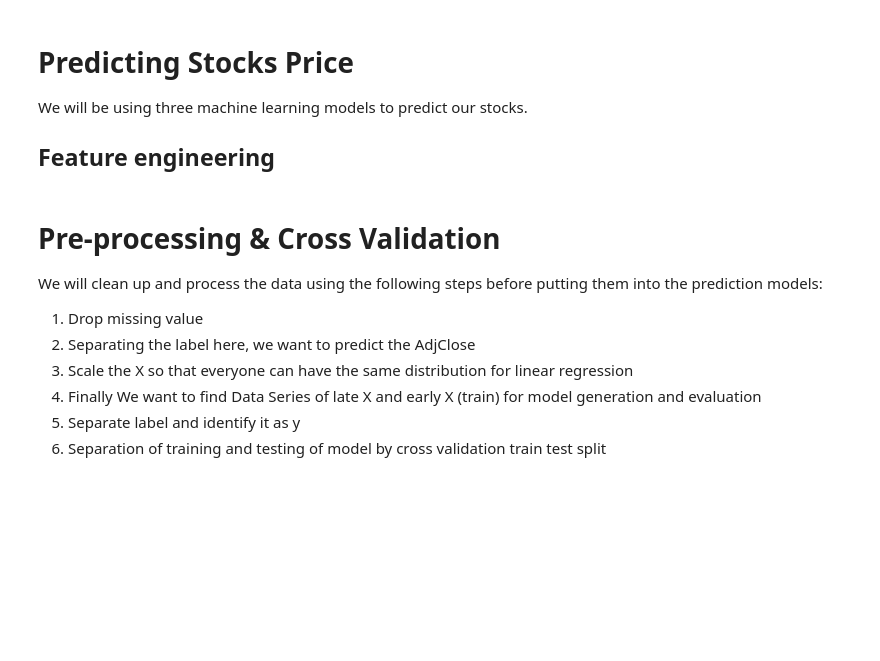
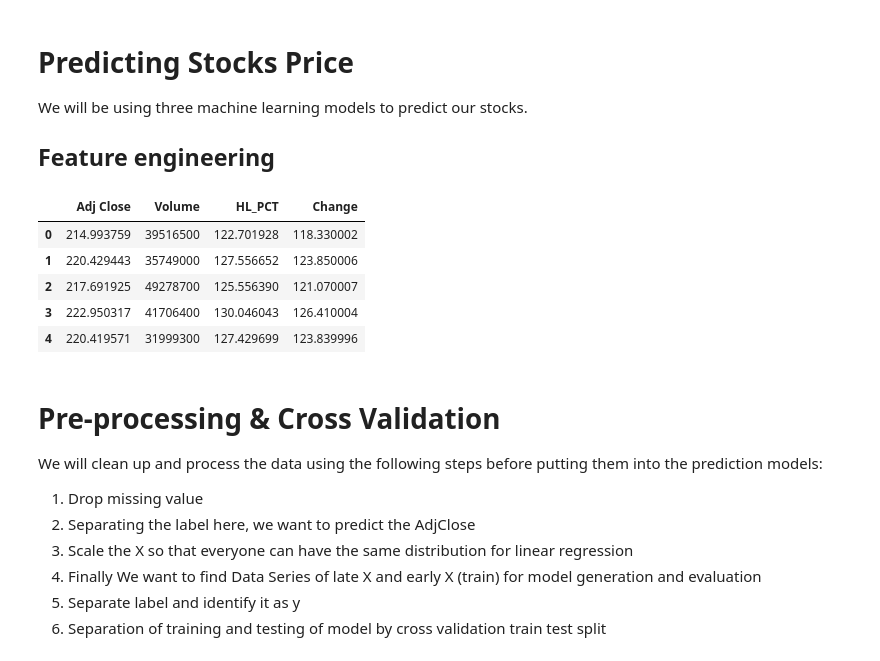
Before and after one commit to TKprotich/Stocks-Analysis-with-Pandas-and-Scikit-Learn, a Jupyter notebook: Finance.ipynb, the cells around one changed output. Cells and saved outputs as stored; diff of their text form; code cells hidden in the pictures; blank space fills up the shorter version.

```diff
--- a/Finance.ipynb
+++ b/Finance.ipynb
@@ -88,6 +126,14 @@ fobjfreg = fobj.loc[:,['Adj Close', 'Volume']]
 # %%
 fobjfreg['HL_PCT'] = fobj['High']- fobj['Low']/ fobj['Close']*100.0
 fobjfreg['Change'] = fobj['Close']- fobj['Open']/ fobj['Open']*100.0
+fobjfreg.head()
+# %% [output]
+|  | Adj Close | Volume | HL_PCT | Change |
+| 0 | 214.993759 | 39516500 | 122.701928 | 118.330002 |
+| 1 | 220.429443 | 35749000 | 127.556652 | 123.850006 |
+| 2 | 217.691925 | 49278700 | 125.556390 | 121.070007 |
+| 3 | 222.950317 | 41706400 | 130.046043 | 126.410004 |
+| 4 | 220.419571 | 31999300 | 127.429699 | 123.839996 |
 # %% [markdown]
 # Pre-processing & Cross Validation
 We will clean up and process the data using the following steps before putting them into the prediction models:
```
Also changed, not shown: parts of 20 cells of this notebook.
